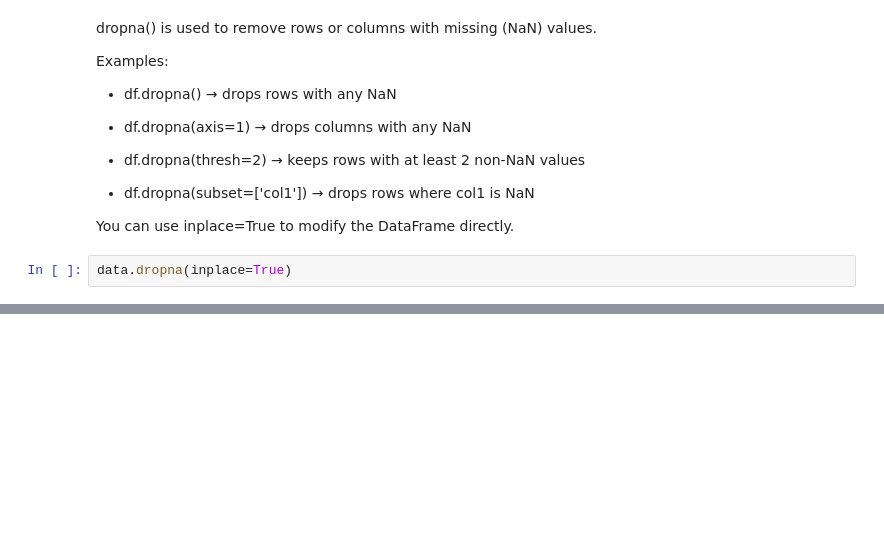
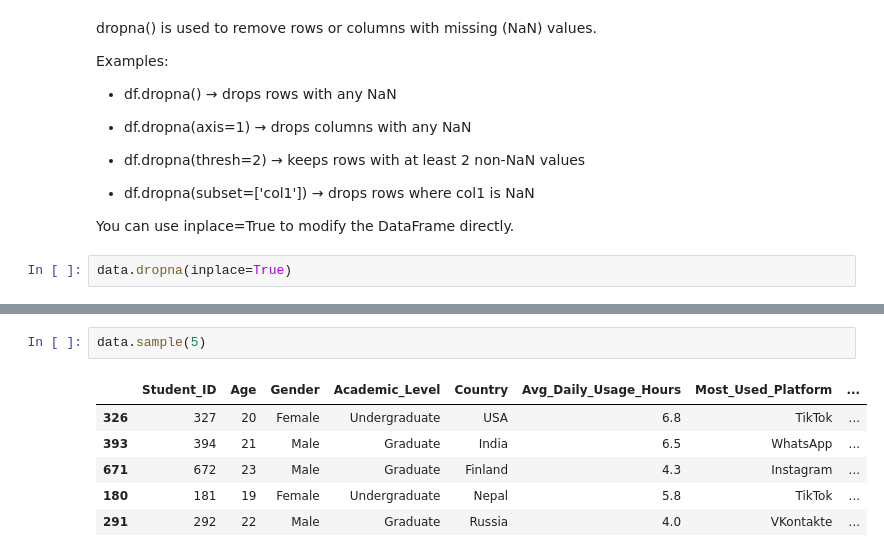
Before and after one commit to jatinmeenaa/pandas_learning, a Jupyter notebook: Pandas.ipynb, the cells around one changed output, grey strips where cells are left out. Cells and saved outputs as stored; diff of their text form; blank space fills up the shorter version.

```diff
--- a/Pandas.ipynb
+++ b/Pandas.ipynb
@@ -386,0 +460,9 @@ data
+# %%
+data.sample(5)
+# %% [output]
+|  | Student_ID | Age | Gender | Academic_Level | Country | Avg_Daily_Usage_Hours | Most_Used_Platform | ... |
+| 326 | 327 | 20 | Female | Undergraduate | USA | 6.8 | TikTok | ... |
+| 393 | 394 | 21 | Male | Graduate | India | 6.5 | WhatsApp | ... |
+| 671 | 672 | 23 | Male | Graduate | Finland | 4.3 | Instagram | ... |
+| 180 | 181 | 19 | Female | Undergraduate | Nepal | 5.8 | TikTok | ... |
+| 291 | 292 | 22 | Male | Graduate | Russia | 4.0 | VKontakte | ... |
```
Also changed, not shown: parts of 16 cells of this notebook.
